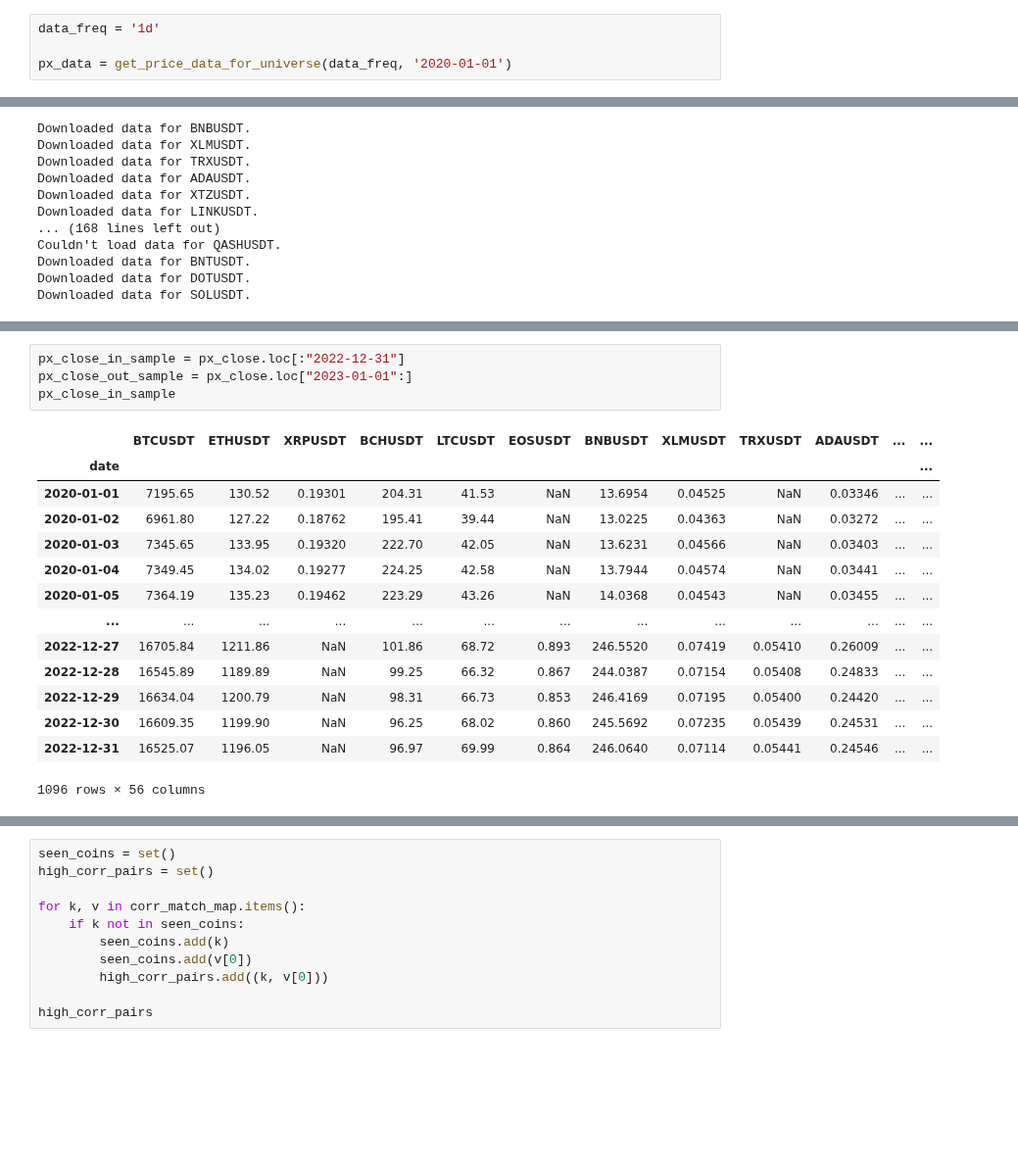
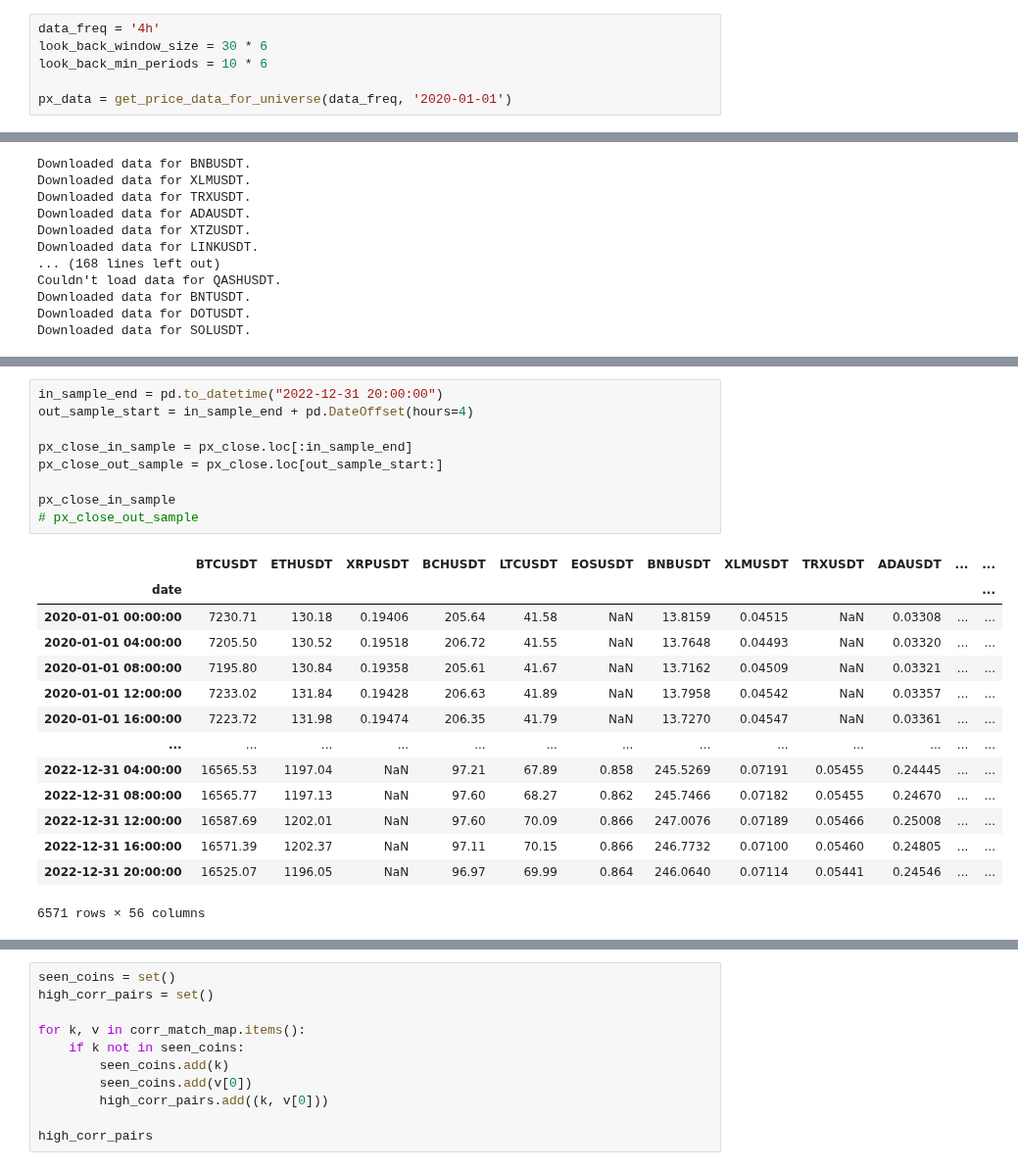
Before and after one commit to wbchristerson/jn-learning, a Jupyter notebook: strategy_7_many_pairs_trading.ipynb, the cells around one changed output, grey strips where cells are left out. Shown at 98% size. Saved outputs shown, nothing was run; the diff lists cells and outputs as text; blank space fills up the shorter version.

```diff
--- a/strategy_7_many_pairs_trading.ipynb
+++ b/strategy_7_many_pairs_trading.ipynb
@@ -59,7 +59,9 @@ def get_price_data_for_universe(freq, start_date):
 
     return px_data
 # %%
-data_freq = '1d'
+data_freq = '4h'
+look_back_window_size = 30 * 6
+look_back_min_periods = 10 * 6
 
 px_data = get_price_data_for_universe(data_freq, '2020-01-01')
 # %% [output]
@@ -91,22 +108,27 @@ px_close = px_close.astype(float)
 # %%
-px_close_in_sample = px_close.loc[:"2022-12-31"]
-px_close_out_sample = px_close.loc["2023-01-01":]
+in_sample_end = pd.to_datetime("2022-12-31 20:00:00")
+out_sample_start = in_sample_end + pd.DateOffset(hours=4)
+
+px_close_in_sample = px_close.loc[:in_sample_end]
+px_close_out_sample = px_close.loc[out_sample_start:]
+
 px_close_in_sample
+# px_close_out_sample
 # %% [output]
 |  | BTCUSDT | ETHUSDT | XRPUSDT | BCHUSDT | LTCUSDT | EOSUSDT | BNBUSDT | XLMUSDT | TRXUSDT | ADAUSDT | ... | ... |
 | date |  |  |  |  |  |  |  |  |  |  |  | ... |
-| 2020-01-01 | 7195.65 | 130.52 | 0.19301 | 204.31 | 41.53 | NaN | 13.6954 | 0.04525 | NaN | 0.03346 | ... | ... |
-| 2020-01-02 | 6961.80 | 127.22 | 0.18762 | 195.41 | 39.44 | NaN | 13.0225 | 0.04363 | NaN | 0.03272 | ... | ... |
-| 2020-01-03 | 7345.65 | 133.95 | 0.19320 | 222.70 | 42.05 | NaN | 13.6231 | 0.04566 | NaN | 0.03403 | ... | ... |
-| 2020-01-04 | 7349.45 | 134.02 | 0.19277 | 224.25 | 42.58 | NaN | 13.7944 | 0.04574 | NaN | 0.03441 | ... | ... |
-| 2020-01-05 | 7364.19 | 135.23 | 0.19462 | 223.29 | 43.26 | NaN | 14.0368 | 0.04543 | NaN | 0.03455 | ... | ... |
+| 2020-01-01 00:00:00 | 7230.71 | 130.18 | 0.19406 | 205.64 | 41.58 | NaN | 13.8159 | 0.04515 | NaN | 0.03308 | ... | ... |
+| 2020-01-01 04:00:00 | 7205.50 | 130.52 | 0.19518 | 206.72 | 41.55 | NaN | 13.7648 | 0.04493 | NaN | 0.03320 | ... | ... |
+| 2020-01-01 08:00:00 | 7195.80 | 130.84 | 0.19358 | 205.61 | 41.67 | NaN | 13.7162 | 0.04509 | NaN | 0.03321 | ... | ... |
+| 2020-01-01 12:00:00 | 7233.02 | 131.84 | 0.19428 | 206.63 | 41.89 | NaN | 13.7958 | 0.04542 | NaN | 0.03357 | ... | ... |
+| 2020-01-01 16:00:00 | 7223.72 | 131.98 | 0.19474 | 206.35 | 41.79 | NaN | 13.7270 | 0.04547 | NaN | 0.03361 | ... | ... |
 | ... | ... | ... | ... | ... | ... | ... | ... | ... | ... | ... | ... | ... |
-| 2022-12-27 | 16705.84 | 1211.86 | NaN | 101.86 | 68.72 | 0.893 | 246.5520 | 0.07419 | 0.05410 | 0.26009 | ... | ... |
-| 2022-12-28 | 16545.89 | 1189.89 | NaN | 99.25 | 66.32 | 0.867 | 244.0387 | 0.07154 | 0.05408 | 0.24833 | ... | ... |
-| 2022-12-29 | 16634.04 | 1200.79 | NaN | 98.31 | 66.73 | 0.853 | 246.4169 | 0.07195 | 0.05400 | 0.24420 | ... | ... |
-| 2022-12-30 | 16609.35 | 1199.90 | NaN | 96.25 | 68.02 | 0.860 | 245.5692 | 0.07235 | 0.05439 | 0.24531 | ... | ... |
-| 2022-12-31 | 16525.07 | 1196.05 | NaN | 96.97 | 69.99 | 0.864 | 246.0640 | 0.07114 | 0.05441 | 0.24546 | ... | ... |
+| 2022-12-31 04:00:00 | 16565.53 | 1197.04 | NaN | 97.21 | 67.89 | 0.858 | 245.5269 | 0.07191 | 0.05455 | 0.24445 | ... | ... |
+| 2022-12-31 08:00:00 | 16565.77 | 1197.13 | NaN | 97.60 | 68.27 | 0.862 | 245.7466 | 0.07182 | 0.05455 | 0.24670 | ... | ... |
+| 2022-12-31 12:00:00 | 16587.69 | 1202.01 | NaN | 97.60 | 70.09 | 0.866 | 247.0076 | 0.07189 | 0.05466 | 0.25008 | ... | ... |
+| 2022-12-31 16:00:00 | 16571.39 | 1202.37 | NaN | 97.11 | 70.15 | 0.866 | 246.7732 | 0.07100 | 0.05460 | 0.24805 | ... | ... |
+| 2022-12-31 20:00:00 | 16525.07 | 1196.05 | NaN | 96.97 | 69.99 | 0.864 | 246.0640 | 0.07114 | 0.05441 | 0.24546 | ... | ... |
-1096 rows × 56 columns
+6571 rows × 56 columns
 # %%
 corr_matrix = px_close_in_sample.corr()
 high_corr_map = dict()
```
Also changed, not shown: parts of 23 cells of this notebook.
